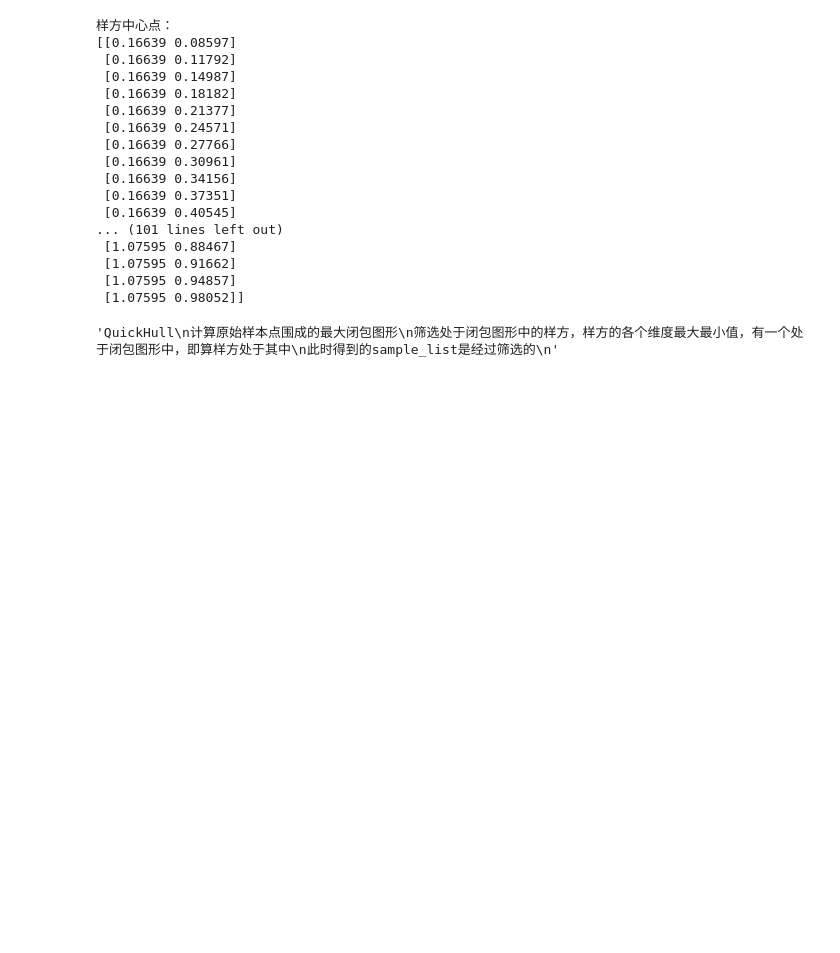
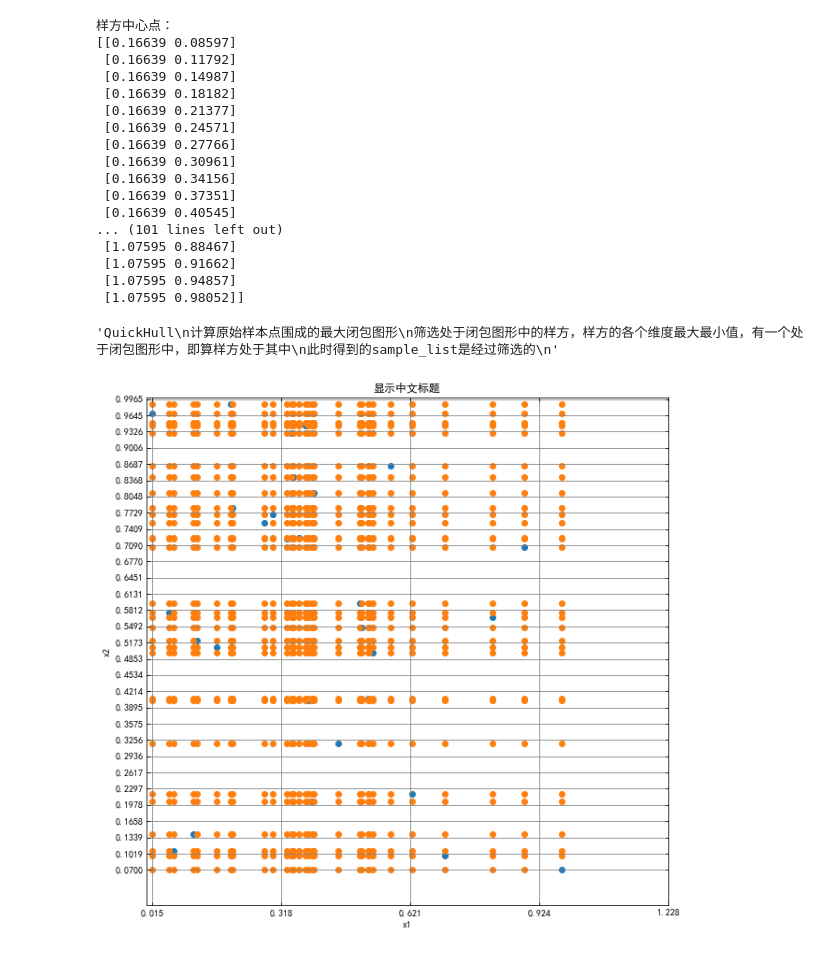
Before and after one commit to Aries-my/VSG, a Jupyter notebook: notebook/synthetic_data.ipynb, the cells around one changed output. Cells and saved outputs as stored; diff of their text form; code cells hidden in the pictures; blank space fills up the shorter version.

```diff
--- a/notebook/synthetic_data.ipynb
+++ b/notebook/synthetic_data.ipynb
@@ -184,6 +184,11 @@ XLim.con_s(gen_sample_point, sample_list, dim, xlimit)
 XLim.con_sample(xlim_list, length, x_min, dim, n_sample)
 # %%
 XLim.sample_feature(xlim_list, X_train, gen_x_cross, sample_list, dim, Y_train, x_value)
+# %%
+gen_x_cross = np.array(gen_x_cross)
+plotting.plot_genx(X_train, gen_x_cross, length, n_sample, exp_config, fig_dir, xlimit)
+# %% [output]
+[figure, added]
 # %%
 XLim.sample_filling(xlim_list, sample_list, n_sample, dim)
 # %% [output]
```
Also changed, not shown: parts of 2 cells of this notebook, 4 other files.
